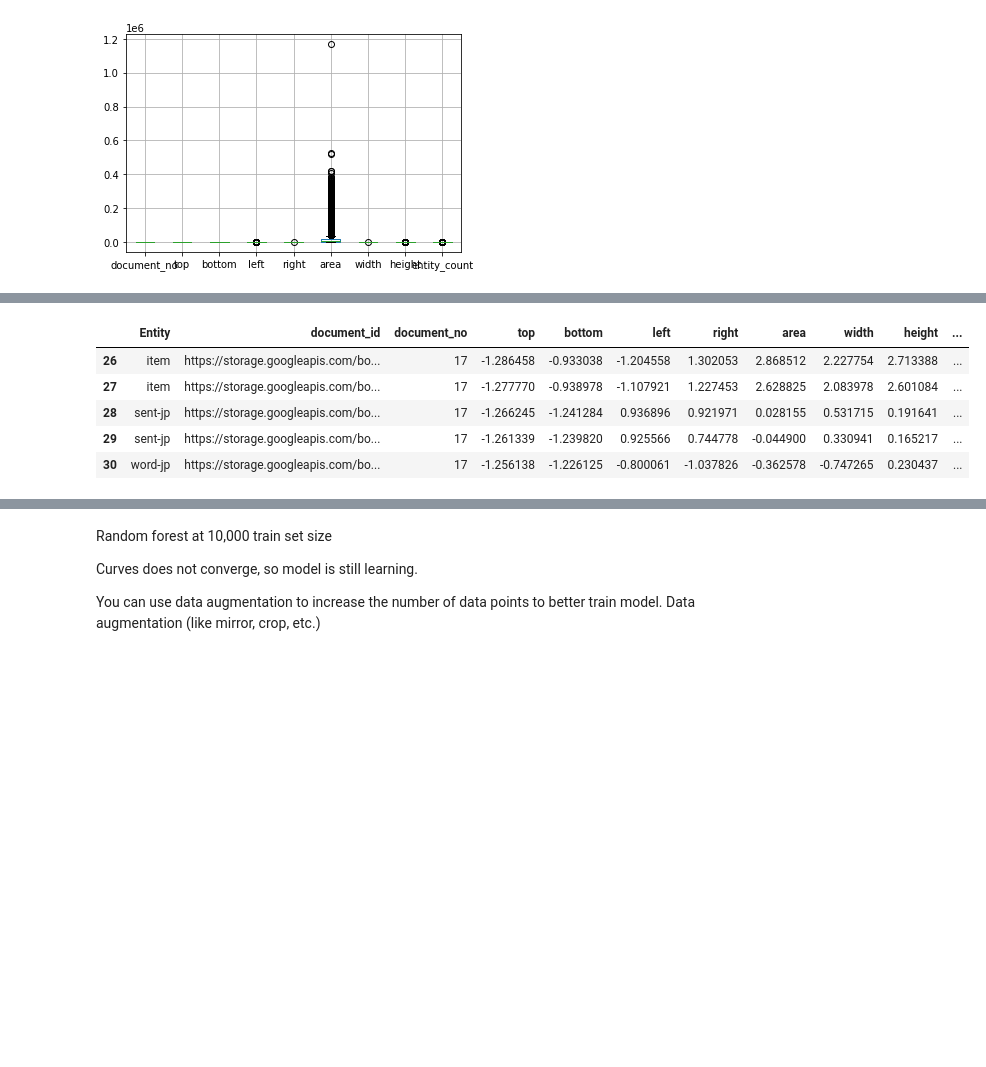
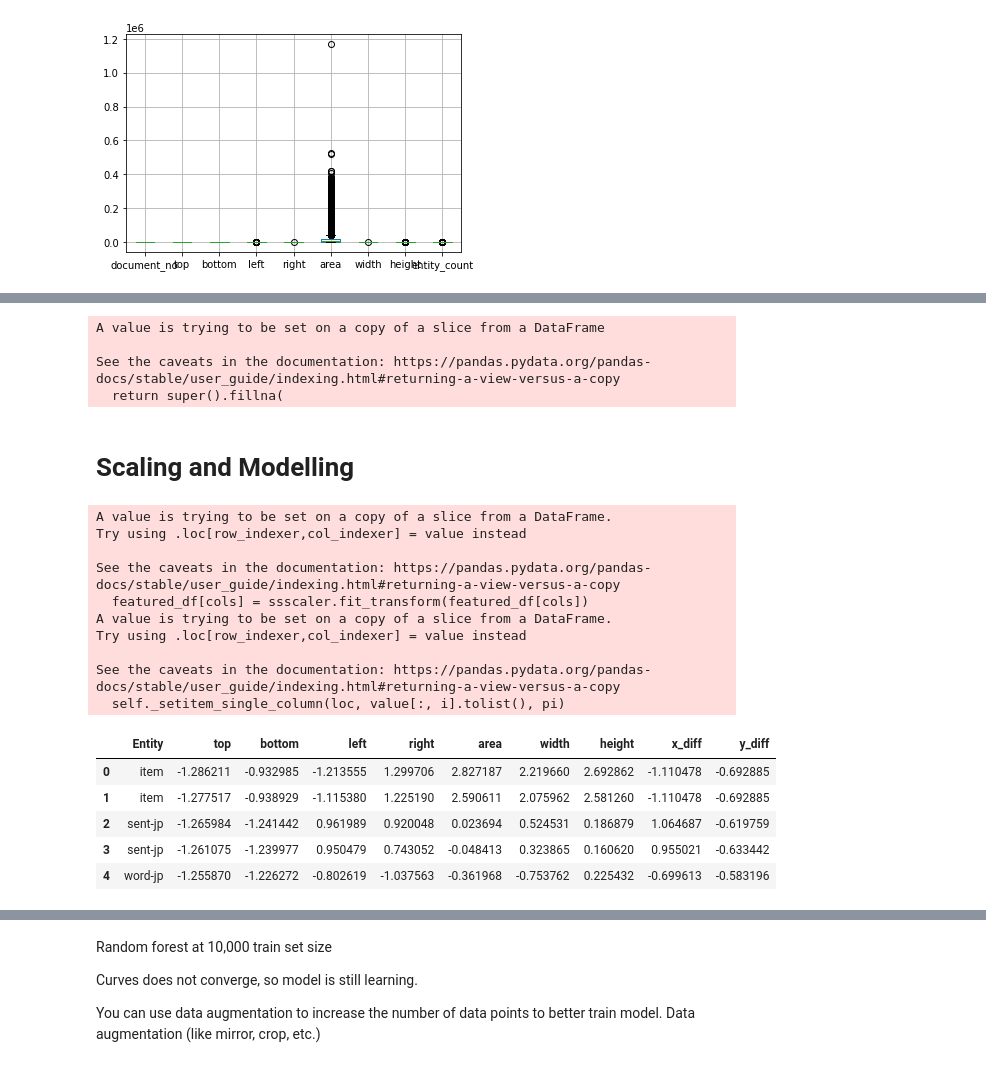
Before and after one commit to zapjanice/textbook_project, a Jupyter notebook: notebooks/Janice_data_exp.ipynb, the cells around one changed output, grey strips where cells are left out. Drawn from its saved outputs; the diff is of its cells as text; code cells hidden in the pictures; blank space fills up the shorter version.

```diff
--- a/notebooks/Janice_data_exp.ipynb
+++ b/notebooks/Janice_data_exp.ipynb
@@ -183,0 +182,4 @@ draw_bounding_boxes(img_61, doc_61.annotations)
+# %%
+item_df = df[df['Entity'] == 'item']
+item_df.drop(labels=(['Entity','document_id']), axis = 1, inplace=True)
+item_df.rename(columns = {'top':'top_item', 'bottom':'bottom_item', 'left':'left_item', 'right':'right_item', 'width':'width_item', 'area':'area_item', 'height':'height_item'}, inplace = True)
@@ -183,0 +195,5 @@ draw_bounding_boxes(img_61, doc_61.annotations)
+# %%
+merge_df = df.merge(item_df, how='left', on=(['document_no', 'entity_count']))
+merge_df['y_diff'] = pd.Series.abs(merge_df['top_item'] - merge_df['top'])
+merge_df['x_diff'] = pd.Series.abs(merge_df['left_item'] - merge_df['left'])
+merge_df.head()
@@ -183,0 +207,3 @@ draw_bounding_boxes(img_61, doc_61.annotations)
+# %%
+featured_df = merge_df[['Entity', 'top', 'bottom', 'left', 'right', 'area', 'width', 'height', 'x_diff', 'y_diff']]
+featured_df
@@ -184,21 +238,41 @@ draw_bounding_boxes(img_61, doc_61.annotations)
+# %%
+featured_df['x_diff'].fillna(0, inplace = True)
+featured_df['y_diff'].fillna(0, inplace = True)
+# %% [output]
+A value is trying to be set on a copy of a slice from a DataFrame
+
+See the caveats in the documentation: https://pandas.pydata.org/pandas-docs/stable/user_guide/indexing.html#returning-a-view-versus-a-copy
+  return super().fillna(
+# %% [markdown]
+# Scaling and Modelling
 # %%
 from sklearn.preprocessing import MinMaxScaler
 from sklearn.preprocessing import StandardScaler
 
 mmscaler = MinMaxScaler()
 ssscaler = StandardScaler()
 
-cols = ['top', 'bottom', 'left', 'right', 'area', 'width', 'height']
+cols = ['top', 'bottom', 'left', 'right', 'area', 'width', 'height', 'x_diff', 'y_diff']
 
 # df[cols] = mmscaler.fit_transform(df[cols])
-df[cols] = ssscaler.fit_transform(df[cols])
+featured_df[cols] = ssscaler.fit_transform(featured_df[cols])
 
-df.head()
+featured_df.head()
 # %% [output]
+A value is trying to be set on a copy of a slice from a DataFrame.
+Try using .loc[row_indexer,col_indexer] = value instead
+
+See the caveats in the documentation: https://pandas.pydata.org/pandas-docs/stable/user_guide/indexing.html#returning-a-view-versus-a-copy
+  featured_df[cols] = ssscaler.fit_transform(featured_df[cols])
+A value is trying to be set on a copy of a slice from a DataFrame.
+Try using .loc[row_indexer,col_indexer] = value instead
+
+See the caveats in the documentation: https://pandas.pydata.org/pandas-docs/stable/user_guide/indexing.html#returning-a-view-versus-a-copy
+  self._setitem_single_column(loc, value[:, i].tolist(), pi)
-|  | Entity | document_id | document_no | top | bottom | left | right | area | width | height | ... |
-| 26 | item | https://storage.googleapis.com/bo... | 17 | -1.286458 | -0.933038 | -1.204558 | 1.302053 | 2.868512 | 2.227754 | 2.713388 | ... |
-| 27 | item | https://storage.googleapis.com/bo... | 17 | -1.277770 | -0.938978 | -1.107921 | 1.227453 | 2.628825 | 2.083978 | 2.601084 | ... |
-| 28 | sent-jp | https://storage.googleapis.com/bo... | 17 | -1.266245 | -1.241284 | 0.936896 | 0.921971 | 0.028155 | 0.531715 | 0.191641 | ... |
-| 29 | sent-jp | https://storage.googleapis.com/bo... | 17 | -1.261339 | -1.239820 | 0.925566 | 0.744778 | -0.044900 | 0.330941 | 0.165217 | ... |
-| 30 | word-jp | https://storage.googleapis.com/bo... | 17 | -1.256138 | -1.226125 | -0.800061 | -1.037826 | -0.362578 | -0.747265 | 0.230437 | ... |
+|  | Entity | top | bottom | left | right | area | width | height | x_diff | y_diff |
+| 0 | item | -1.286211 | -0.932985 | -1.213555 | 1.299706 | 2.827187 | 2.219660 | 2.692862 | -1.110478 | -0.692885 |
+| 1 | item | -1.277517 | -0.938929 | -1.115380 | 1.225190 | 2.590611 | 2.075962 | 2.581260 | -1.110478 | -0.692885 |
+| 2 | sent-jp | -1.265984 | -1.241442 | 0.961989 | 0.920048 | 0.023694 | 0.524531 | 0.186879 | 1.064687 | -0.619759 |
+| 3 | sent-jp | -1.261075 | -1.239977 | 0.950479 | 0.743052 | -0.048413 | 0.323865 | 0.160620 | 0.955021 | -0.633442 |
+| 4 | word-jp | -1.255870 | -1.226272 | -0.802619 | -1.037563 | -0.361968 | -0.753762 | 0.225432 | -0.699613 | -0.583196 |
 # %%
```
Also changed, not shown: parts of 25 cells of this notebook.
